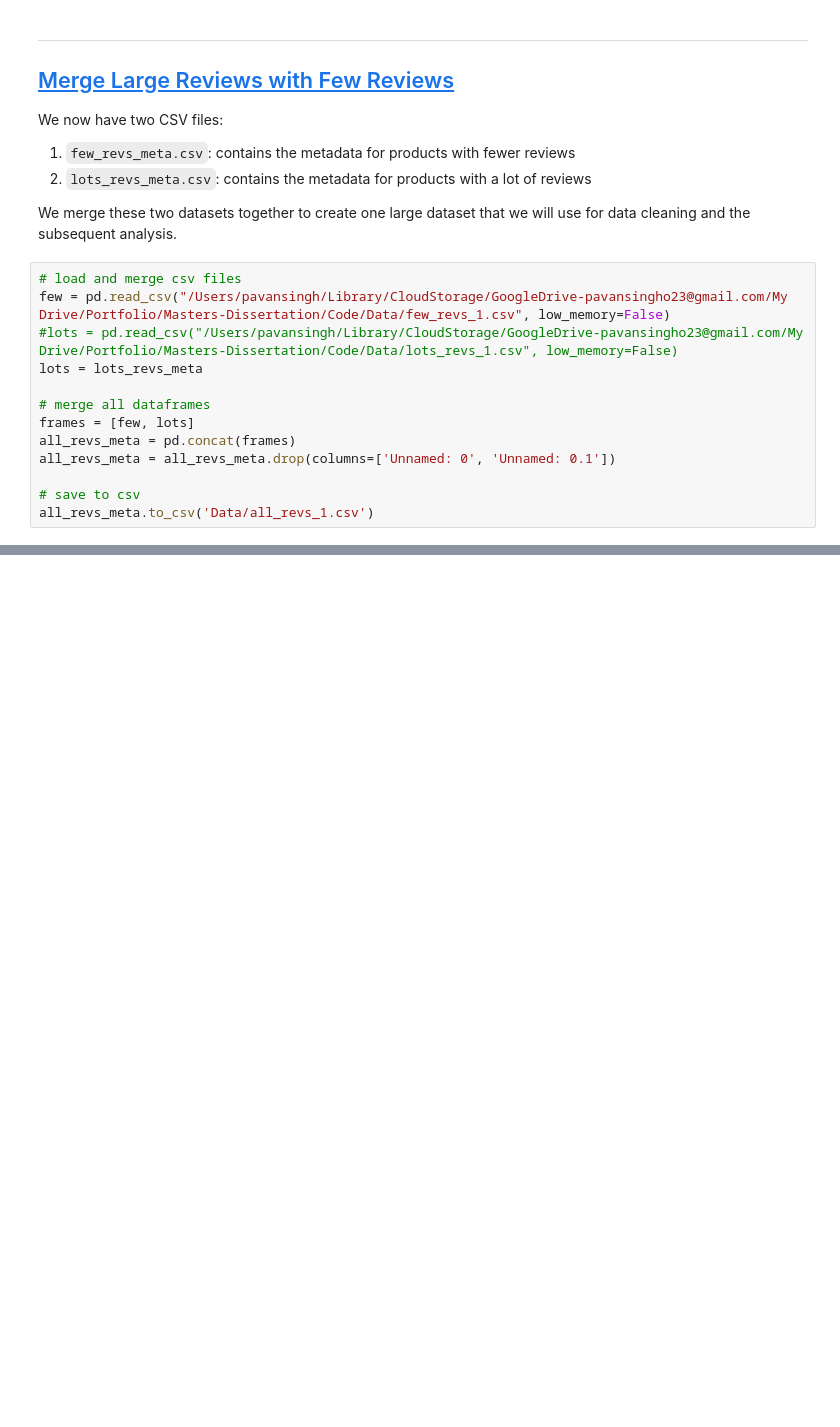
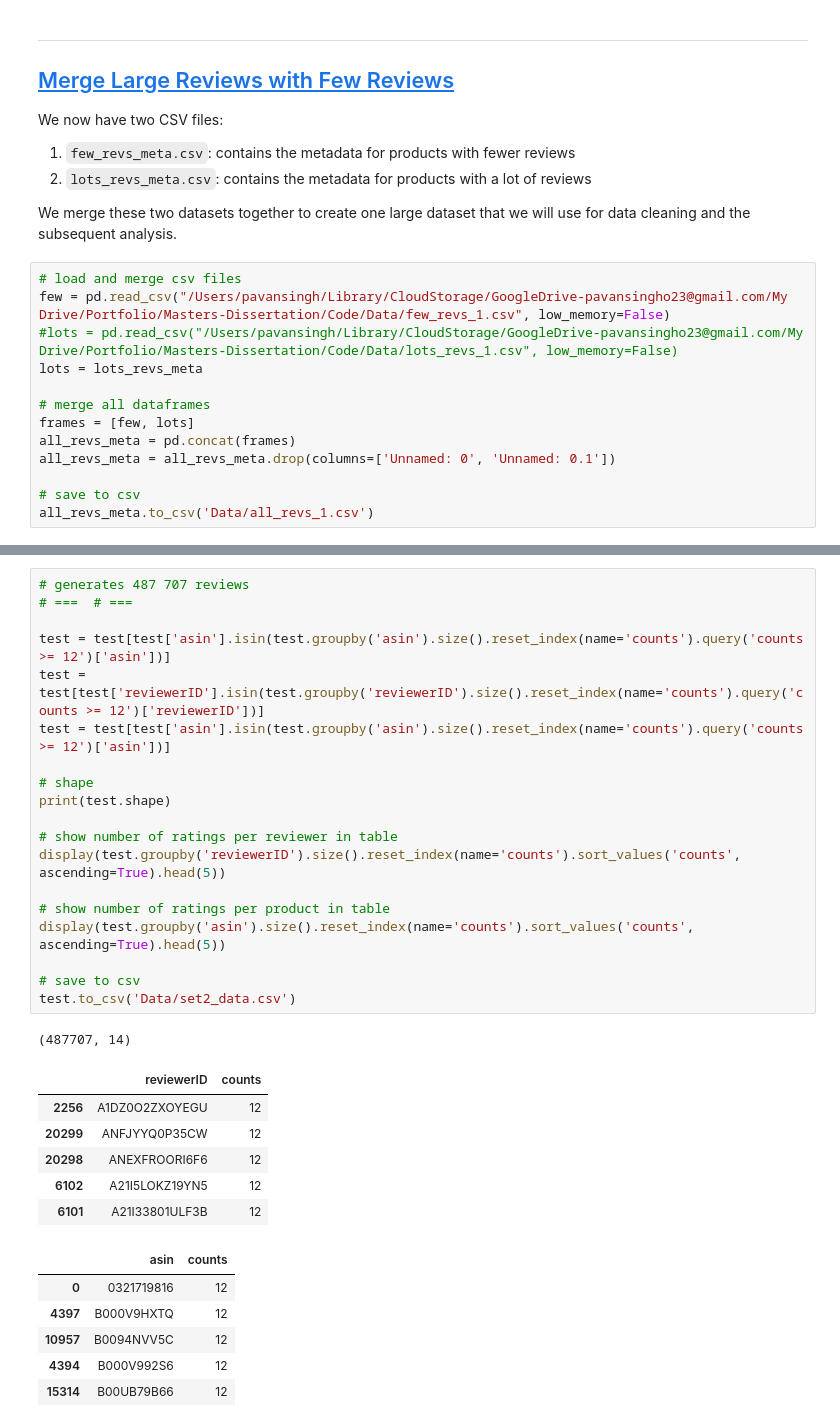
Before and after one commit to pavsingh7/Masters-Dissertation, a Jupyter notebook: Code/1 data_load.ipynb, the cells around one changed output, grey strips where cells are left out. Cells and saved outputs as stored; diff of their text form; blank space fills up the shorter version.

```diff
--- a/Code/1 data_load.ipynb
+++ b/Code/1 data_load.ipynb
@@ -751,0 +794,33 @@ all_revs.to_csv('Data/all_revs_with_records_1.csv')
+# %%
+# generates 487 707 reviews
+# ===  # ===
+
+test = test[test['asin'].isin(test.groupby('asin').size().reset_index(name='counts').query('counts >= 12')['asin'])]
+test = test[test['reviewerID'].isin(test.groupby('reviewerID').size().reset_index(name='counts').query('counts >= 12')['reviewerID'])]
+test = test[test['asin'].isin(test.groupby('asin').size().reset_index(name='counts').query('counts >= 12')['asin'])]
+
+# shape
+print(test.shape)
+
+# show number of ratings per reviewer in table
+display(test.groupby('reviewerID').size().reset_index(name='counts').sort_values('counts', ascending=True).head(5))
+
+# show number of ratings per product in table
+display(test.groupby('asin').size().reset_index(name='counts').sort_values('counts', ascending=True).head(5))
+
+# save to csv
+test.to_csv('Data/set2_data.csv')
+# %% [output]
+(487707, 14)
+|  | reviewerID | counts |
+| 2256 | A1DZ0O2ZXOYEGU | 12 |
+| 20299 | ANFJYYQ0P35CW | 12 |
+| 20298 | ANEXFROORI6F6 | 12 |
+| 6102 | A21I5LOKZ19YN5 | 12 |
+| 6101 | A21I33801ULF3B | 12 |
+|  | asin | counts |
+| 0 | 0321719816 | 12 |
+| 4397 | B000V9HXTQ | 12 |
+| 10957 | B0094NVV5C | 12 |
+| 4394 | B000V992S6 | 12 |
+| 15314 | B00UB79B66 | 12 |
```
Also changed, not shown: parts of 8 cells of this notebook, 12 other files.
